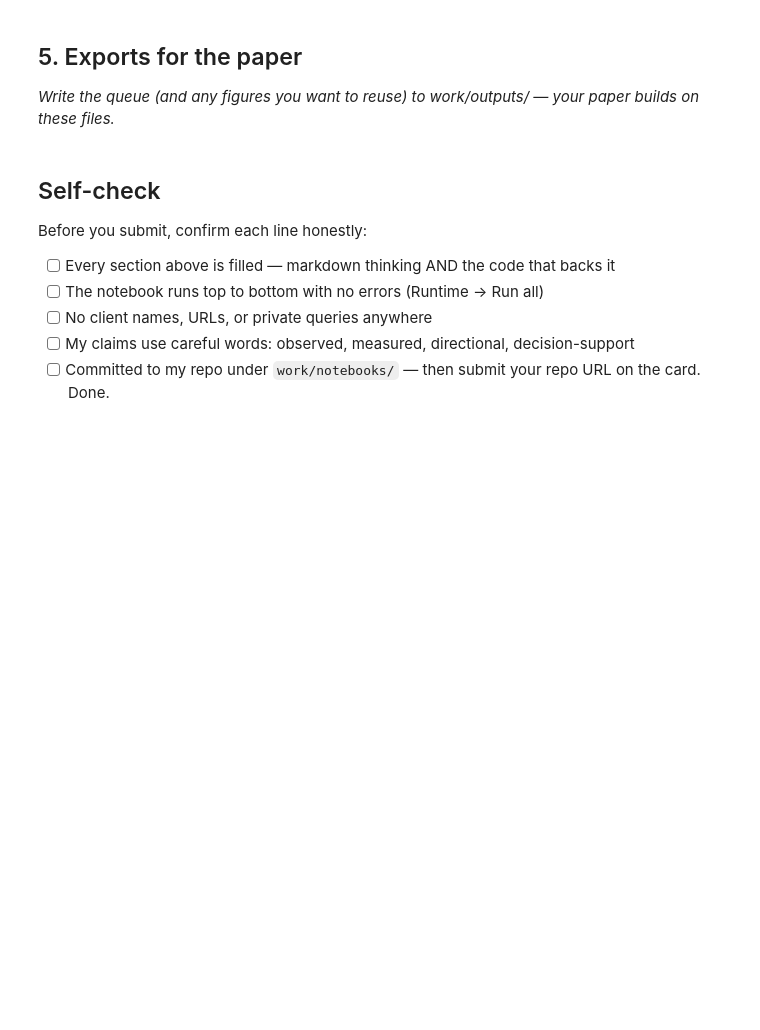
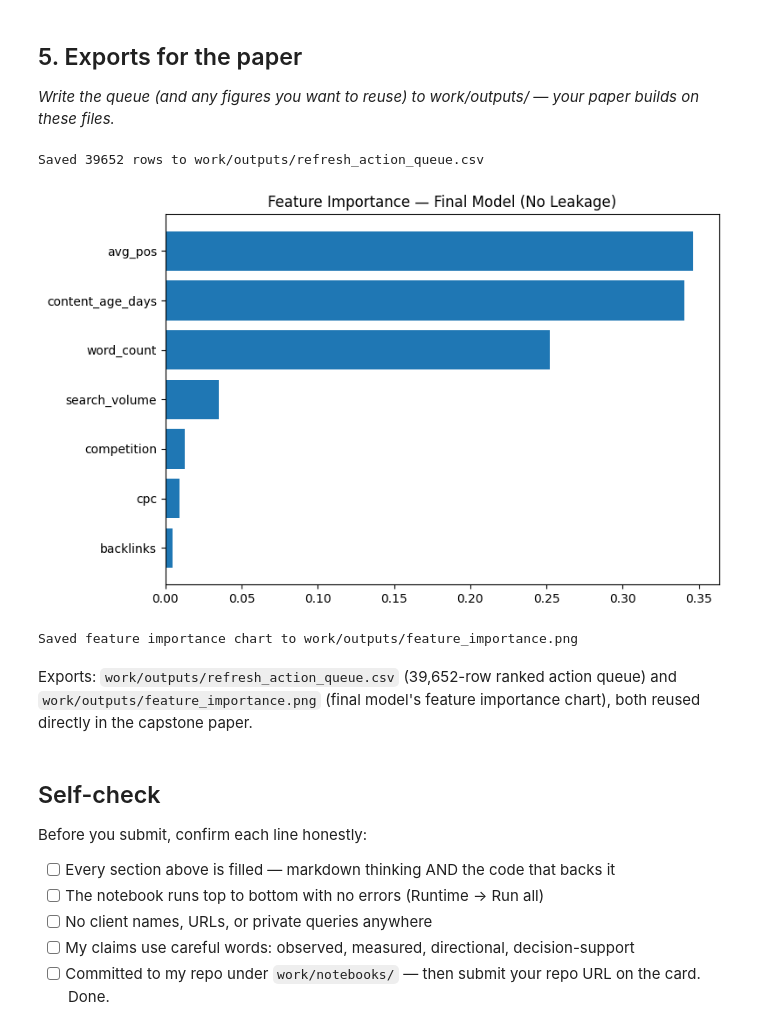
Before and after one commit to Mahmoud-Beram/flyrank-ml-internship, a Jupyter notebook: work/notebooks/w07_action_playbook.ipynb, the cells around one changed output. Drawn from its saved outputs; the diff is of its cells as text; code cells hidden in the pictures; blank space fills up the shorter version.

```diff
--- a/work/notebooks/w07_action_playbook.ipynb
+++ b/work/notebooks/w07_action_playbook.ipynb
@@ -44,3 +193,40 @@ This skeleton is yours to fill. Work the sections **in order** — each one has
+# %%
+import os
+os.makedirs('work/outputs', exist_ok=True)
+
+# 1. احفظ الـ queue
+queue_export = queue[['client_hash_id', 'content_hash_id', 'action', 'reason_code',
+                       'lost_clicks', 'avg_pos', 'total_imp', 'actual_ctr', 'predicted_ctr']]
+queue_export.to_csv('work/outputs/refresh_action_queue.csv', index=False)
+print(f"Saved {len(queue_export)} rows to work/outputs/refresh_action_queue.csv")
+
+# 2. احفظ رسمة أهمية الفيتشرز
+import matplotlib.pyplot as plt
+
+importances = pd.DataFrame({
+    'Feature': features_clean,
+    'Importance': rf_deploy.feature_importances_
+}).sort_values('Importance', ascending=False)
+
+fig, ax = plt.subplots(figsize=(8, 5))
+ax.barh(importances['Feature'], importances['Importance'])
+ax.invert_yaxis()
+ax.set_title('Feature Importance — Final Model (No Leakage)')
+plt.tight_layout()
+plt.savefig('work/outputs/feature_importance.png', dpi=150)
+plt.show()
+
+print("Saved feature importance chart to work/outputs/feature_importance.png")
+# %% [output]
+Saved 39652 rows to work/outputs/refresh_action_queue.csv
+[figure, added]
+Saved feature importance chart to work/outputs/feature_importance.png
+# %% [markdown]
+
+
+Exports: `work/outputs/refresh_action_queue.csv` (39,652-row ranked action queue) and
+`work/outputs/feature_importance.png` (final model's feature importance chart), both
+reused directly in the capstone paper.
 # %% [markdown]
 ## Self-check
 
```
Also changed, not shown: parts of 13 cells of this notebook.
